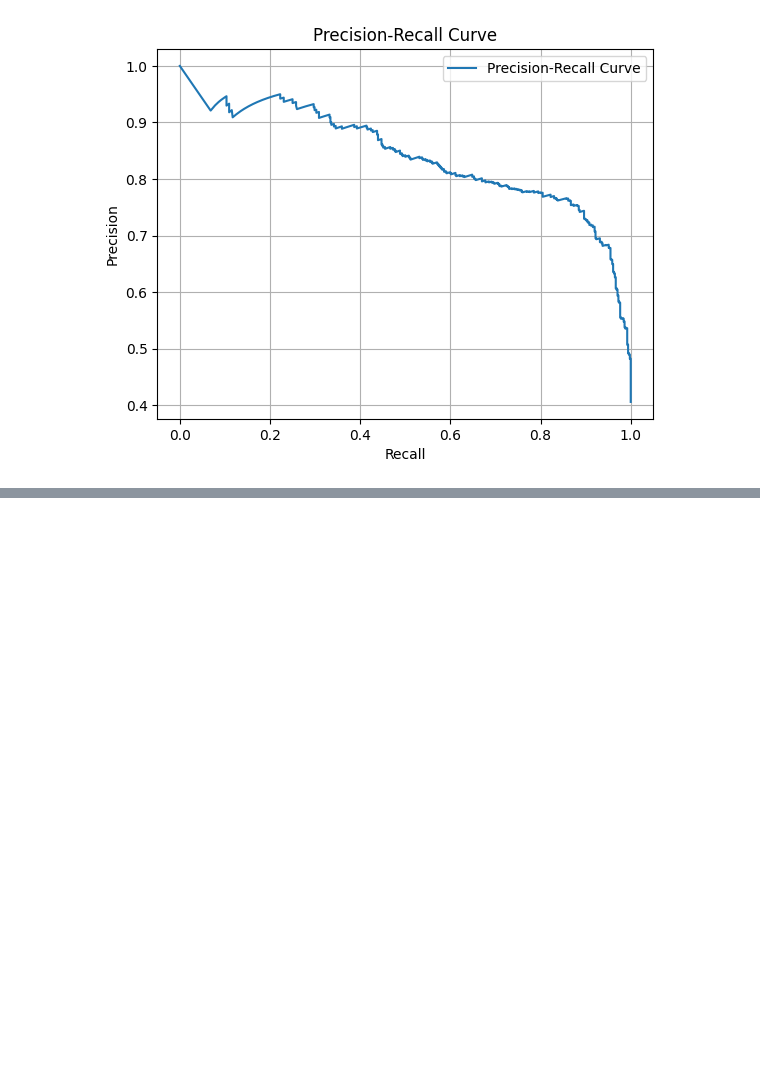
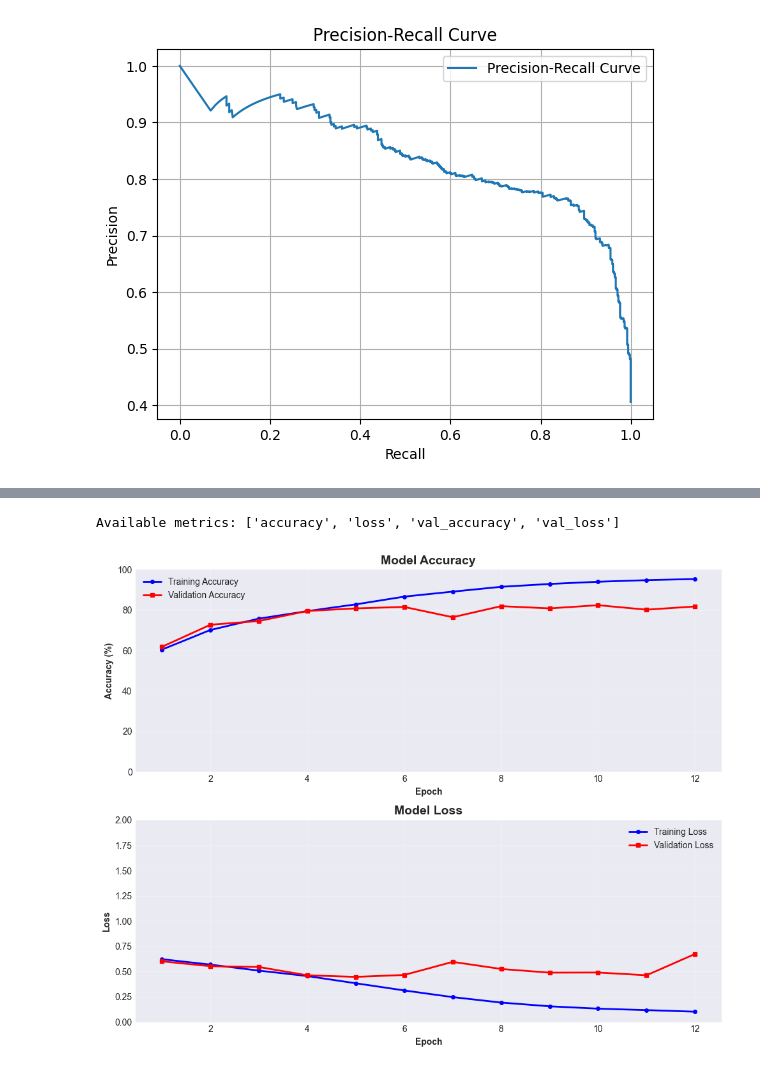
Before and after one commit to nishmakafle/thesis_research, a Jupyter notebook: cnn_xor_attention_expirement/base_cnn_model.ipynb, the cells around one changed output, grey strips where cells are left out. Cells and saved outputs as stored; diff of their text form; code cells hidden in the pictures; blank space fills up the shorter version.

```diff
--- a/base_cnn_model.ipynb
+++ b/cnn_xor_attention_expirement/base_cnn_model.ipynb
@@ -371,0 +626,9 @@ dict_keys(['accuracy', 'loss', 'val_accuracy', 'val_loss'])
+# %%
+# Enhanced comprehensive analysis
+# plot_training_curves(history)
+
+# Simple enhanced version (closer to your original)
+plot_simple_training_curves(history)
+# %% [output]
+Available metrics: ['accuracy', 'loss', 'val_accuracy', 'val_loss']
+[figure, added]
```
Also changed, not shown: parts of 2 cells of this notebook, 5 other files.
